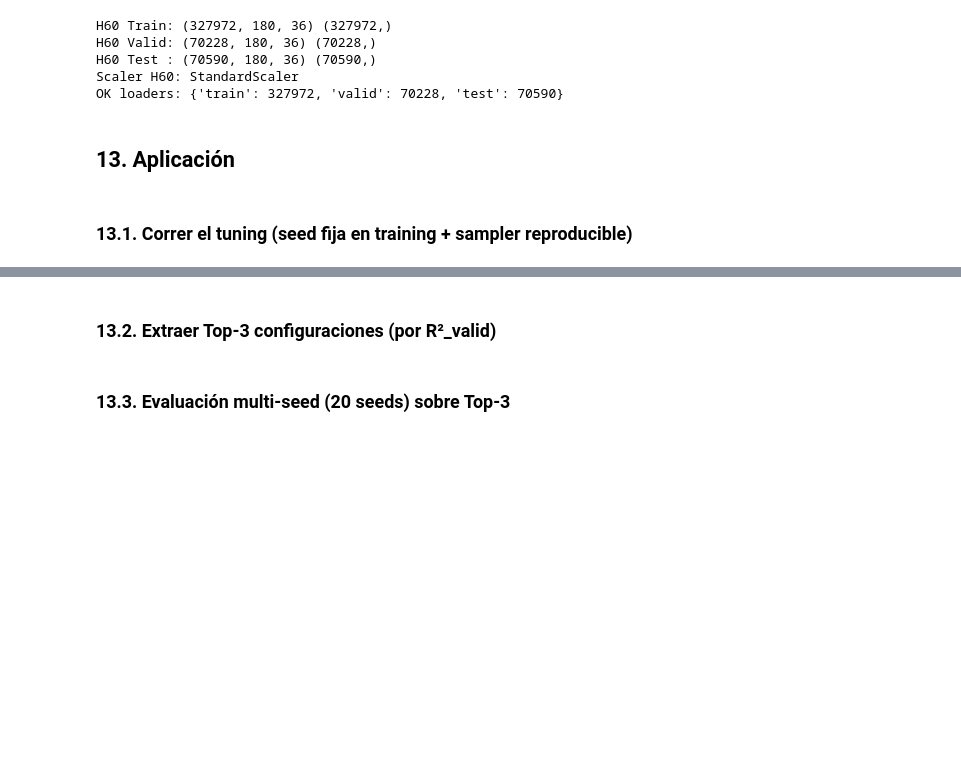
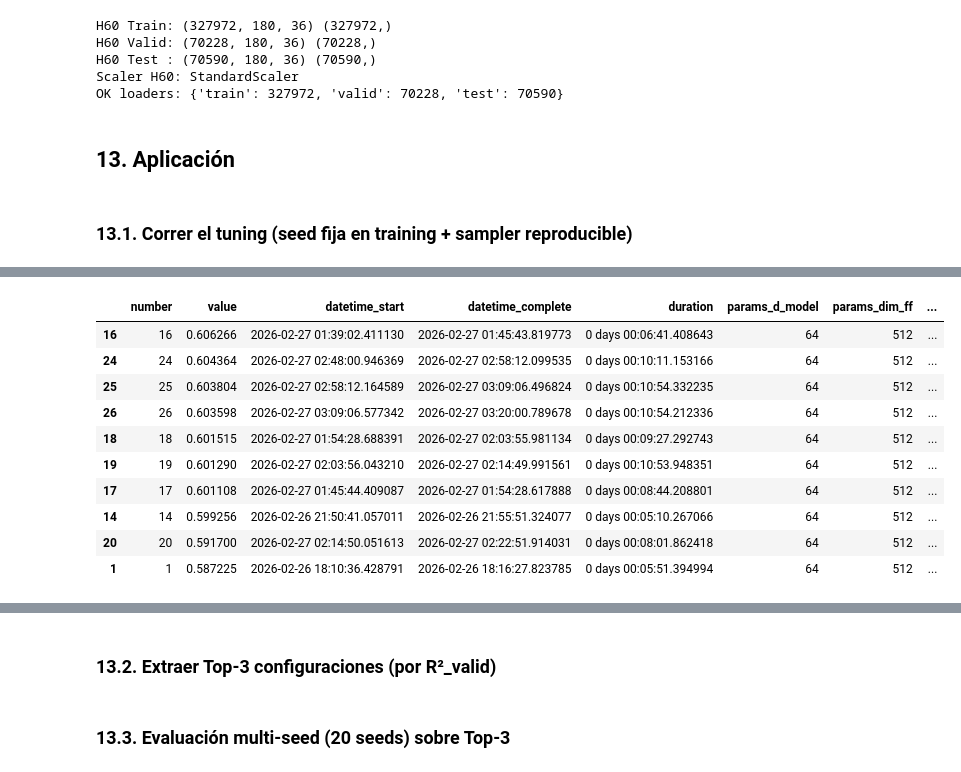
Before and after one commit to GUNAPILLCO/neural_profit, a Jupyter notebook: stage_07_model_analysis/seq2one/stage_07_02a_transformer_seq2one_tuning.ipynb, the cells around one changed output, grey strips where cells are left out. Saved outputs shown, nothing was run; the diff lists cells and outputs as text; code cells hidden in the pictures; blank space fills up the shorter version.

```diff
--- a/stage_07_model_analysis/seq2one/stage_07_02a_transformer_seq2one_tuning.ipynb
+++ b/stage_07_model_analysis/seq2one/stage_07_02a_transformer_seq2one_tuning.ipynb
@@ -2376,6 +2376,9 @@ print("Snapshot parquet:", snap_path)
 
 # IMPORTANT:
 # - n_trials aquí es el "grueso": 20–25 suele ser suficiente
+target_total = 25
+remaining = max(target_total - len(study.trials), 0)
+
 study.optimize(
     lambda t: objective_transformer_coarse(
         t,
@@ -2388,7 +2391,7 @@ study.optimize(
         clip_grad_norm=1.0,
         verbose=False,
     ),
-    n_trials=25,
+    n_trials=remaining,
     callbacks=[progress_callback, snapshot_callback],
 )
 
@@ -2414,0 +2409,11 @@ Snapshot parquet: /content/drive/MyDrive/neural_profit/metrics/seq2one_metrics_t
+|  | number | value | datetime_start | datetime_complete | duration | params_d_model | params_dim_ff | ... |
+| 16 | 16 | 0.606266 | 2026-02-27 01:39:02.411130 | 2026-02-27 01:45:43.819773 | 0 days 00:06:41.408643 | 64 | 512 | ... |
+| 24 | 24 | 0.604364 | 2026-02-27 02:48:00.946369 | 2026-02-27 02:58:12.099535 | 0 days 00:10:11.153166 | 64 | 512 | ... |
+| 25 | 25 | 0.603804 | 2026-02-27 02:58:12.164589 | 2026-02-27 03:09:06.496824 | 0 days 00:10:54.332235 | 64 | 512 | ... |
+| 26 | 26 | 0.603598 | 2026-02-27 03:09:06.577342 | 2026-02-27 03:20:00.789678 | 0 days 00:10:54.212336 | 64 | 512 | ... |
+| 18 | 18 | 0.601515 | 2026-02-27 01:54:28.688391 | 2026-02-27 02:03:55.981134 | 0 days 00:09:27.292743 | 64 | 512 | ... |
+| 19 | 19 | 0.601290 | 2026-02-27 02:03:56.043210 | 2026-02-27 02:14:49.991561 | 0 days 00:10:53.948351 | 64 | 512 | ... |
+| 17 | 17 | 0.601108 | 2026-02-27 01:45:44.409087 | 2026-02-27 01:54:28.617888 | 0 days 00:08:44.208801 | 64 | 512 | ... |
+| 14 | 14 | 0.599256 | 2026-02-26 21:50:41.057011 | 2026-02-26 21:55:51.324077 | 0 days 00:05:10.267066 | 64 | 512 | ... |
+| 20 | 20 | 0.591700 | 2026-02-27 02:14:50.051613 | 2026-02-27 02:22:51.914031 | 0 days 00:08:01.862418 | 64 | 512 | ... |
+| 1 | 1 | 0.587225 | 2026-02-26 18:10:36.428791 | 2026-02-26 18:16:27.823785 | 0 days 00:05:51.394994 | 64 | 512 | ... |
```
Also changed, not shown: parts of 2 cells of this notebook.
